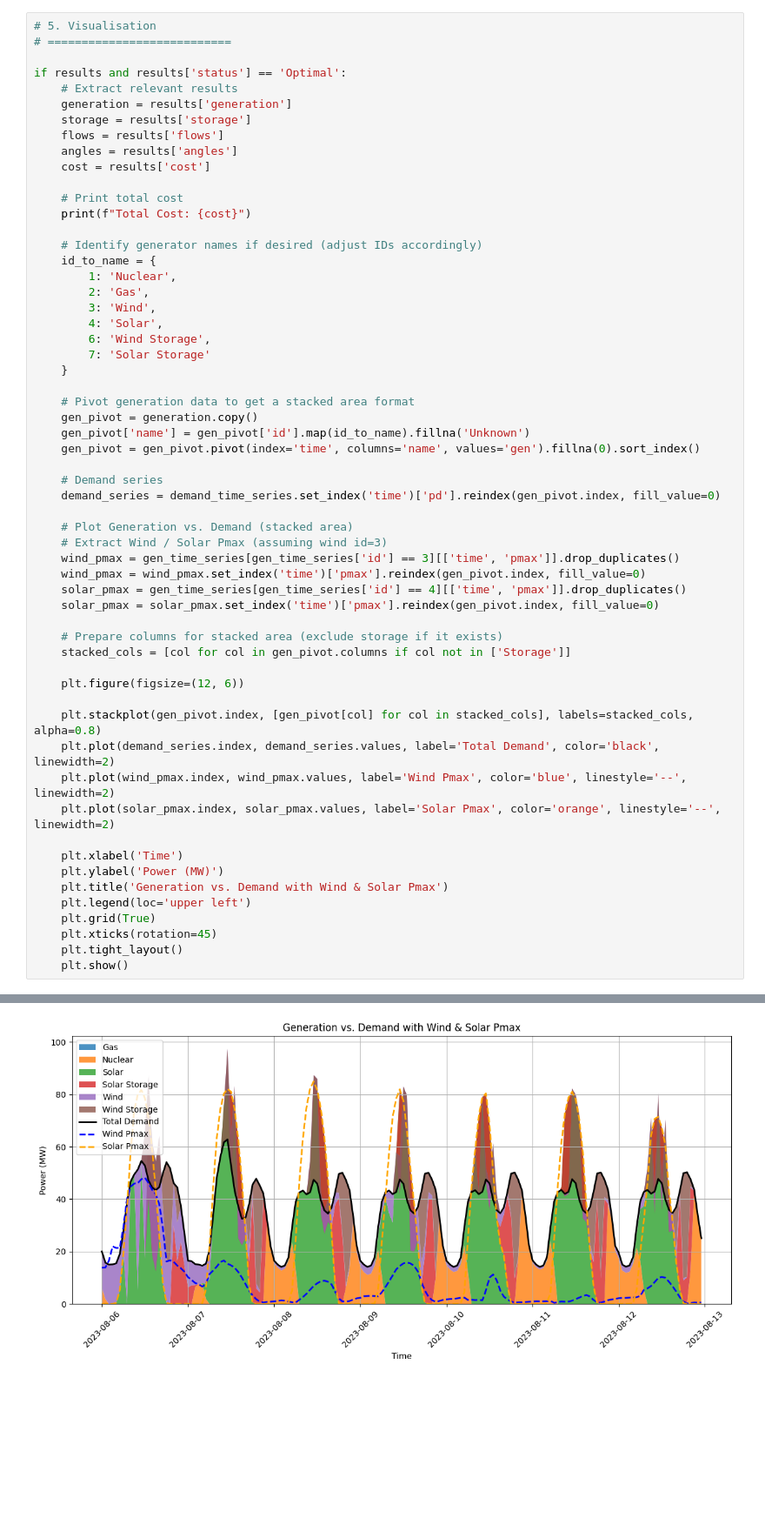
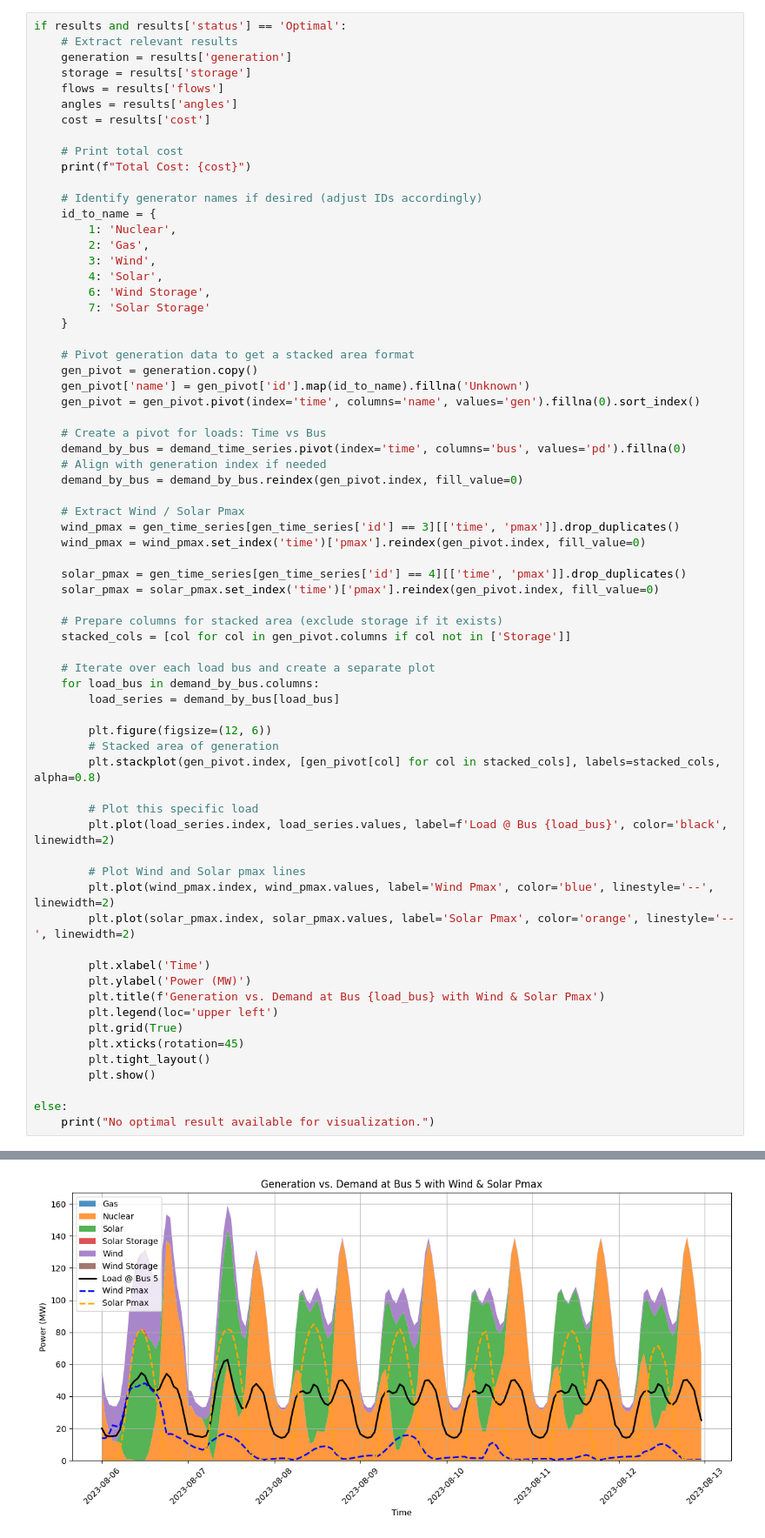
Before and after one commit to vierui/vt2-optimization-datamodels, a Jupyter notebook: scripts/pulp4.ipynb, the cells around one changed output, grey strips where cells are left out. Shown: that part at 87% size. Saved outputs shown, nothing was run; the diff lists cells and outputs as text; blank space fills up the shorter version.

```diff
--- a/scripts/pulp4.ipynb
+++ b/scripts/pulp4.ipynb
@@ -494,7 +483,4 @@ Problem MODEL has 8236 rows, 5042 columns and 18148 elements
 # %%
-# 5. Visualisation
-# ===========================
-
 if results and results['status'] == 'Optimal':
     # Extract relevant results
     generation = results['generation']
@@ -521,32 +507,45 @@ if results and results['status'] == 'Optimal':
     gen_pivot['name'] = gen_pivot['id'].map(id_to_name).fillna('Unknown')
     gen_pivot = gen_pivot.pivot(index='time', columns='name', values='gen').fillna(0).sort_index()
 
-    # Demand series
-    demand_series = demand_time_series.set_index('time')['pd'].reindex(gen_pivot.index, fill_value=0)
+    # Create a pivot for loads: Time vs Bus
+    demand_by_bus = demand_time_series.pivot(index='time', columns='bus', values='pd').fillna(0)
+    # Align with generation index if needed
+    demand_by_bus = demand_by_bus.reindex(gen_pivot.index, fill_value=0)
 
-    # Plot Generation vs. Demand (stacked area)
-    # Extract Wind / Solar Pmax (assuming wind id=3)
+    # Extract Wind / Solar Pmax
     wind_pmax = gen_time_series[gen_time_series['id'] == 3][['time', 'pmax']].drop_duplicates()
     wind_pmax = wind_pmax.set_index('time')['pmax'].reindex(gen_pivot.index, fill_value=0)
+
     solar_pmax = gen_time_series[gen_time_series['id'] == 4][['time', 'pmax']].drop_duplicates()
     solar_pmax = solar_pmax.set_index('time')['pmax'].reindex(gen_pivot.index, fill_value=0)
 
     # Prepare columns for stacked area (exclude storage if it exists)
     stacked_cols = [col for col in gen_pivot.columns if col not in ['Storage']]
 
-    plt.figure(figsize=(12, 6))
+    # Iterate over each load bus and create a separate plot
+    for load_bus in demand_by_bus.columns:
+        load_series = demand_by_bus[load_bus]
 
-    plt.stackplot(gen_pivot.index, [gen_pivot[col] for col in stacked_cols], labels=stacked_cols, alpha=0.8)
-    plt.plot(demand_series.index, demand_series.values, label='Total Demand', color='black', linewidth=2)
-    plt.plot(wind_pmax.index, wind_pmax.values, label='Wind Pmax', color='blue', linestyle='--', linewidth=2)
-    plt.plot(solar_pmax.index, solar_pmax.values, label='Solar Pmax', color='orange', linestyle='--', linewidth=2)
+        plt.figure(figsize=(12, 6))
+        # Stacked area of generation
+        plt.stackplot(gen_pivot.index, [gen_pivot[col] for col in stacked_cols], labels=stacked_cols, alpha=0.8)
 
-    plt.xlabel('Time')
-    plt.ylabel('Power (MW)')
-    plt.title('Generation vs. Demand with Wind & Solar Pmax')
-    plt.legend(loc='upper left')
-    plt.grid(True)
-    plt.xticks(rotation=45)
-    plt.tight_layout()
-    plt.show()
+        # Plot this specific load
+        plt.plot(load_series.index, load_series.values, label=f'Load @ Bus {load_bus}', color='black', linewidth=2)
+
+        # Plot Wind and Solar pmax lines
+        plt.plot(wind_pmax.index, wind_pmax.values, label='Wind Pmax', color='blue', linestyle='--', linewidth=2)
+        plt.plot(solar_pmax.index, solar_pmax.values, label='Solar Pmax', color='orange', linestyle='--', linewidth=2)
+
+        plt.xlabel('Time')
+        plt.ylabel('Power (MW)')
+        plt.title(f'Generation vs. Demand at Bus {load_bus} with Wind & Solar Pmax')
+        plt.legend(loc='upper left')
+        plt.grid(True)
+        plt.xticks(rotation=45)
+        plt.tight_layout()
+        plt.show()
+
+else:
+    print("No optimal result available for visualization.")
 # %% [output]
@@ -554 +553 @@ Total Cost: 35514.60785
-[figure, old version]
+[figure, new version]
```
Also changed, not shown: parts of 4 cells of this notebook, 2 other files.
